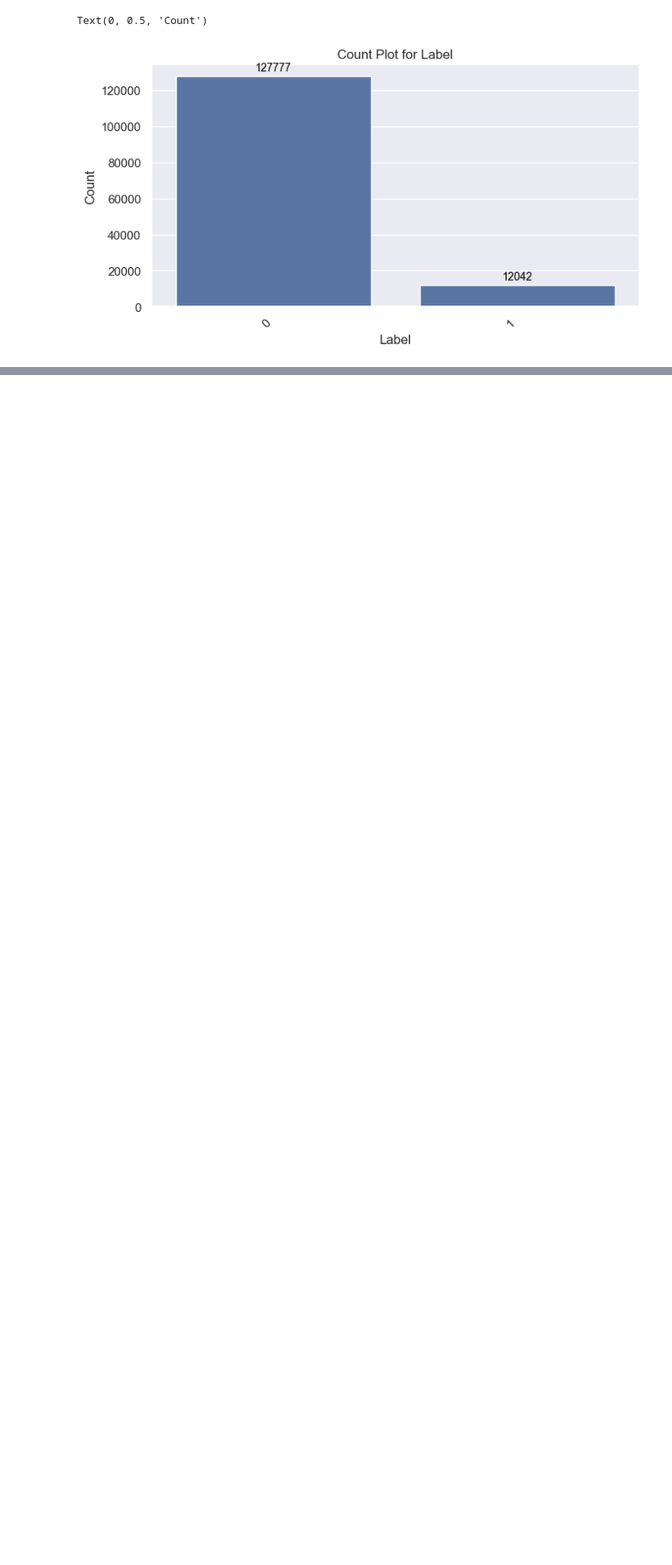
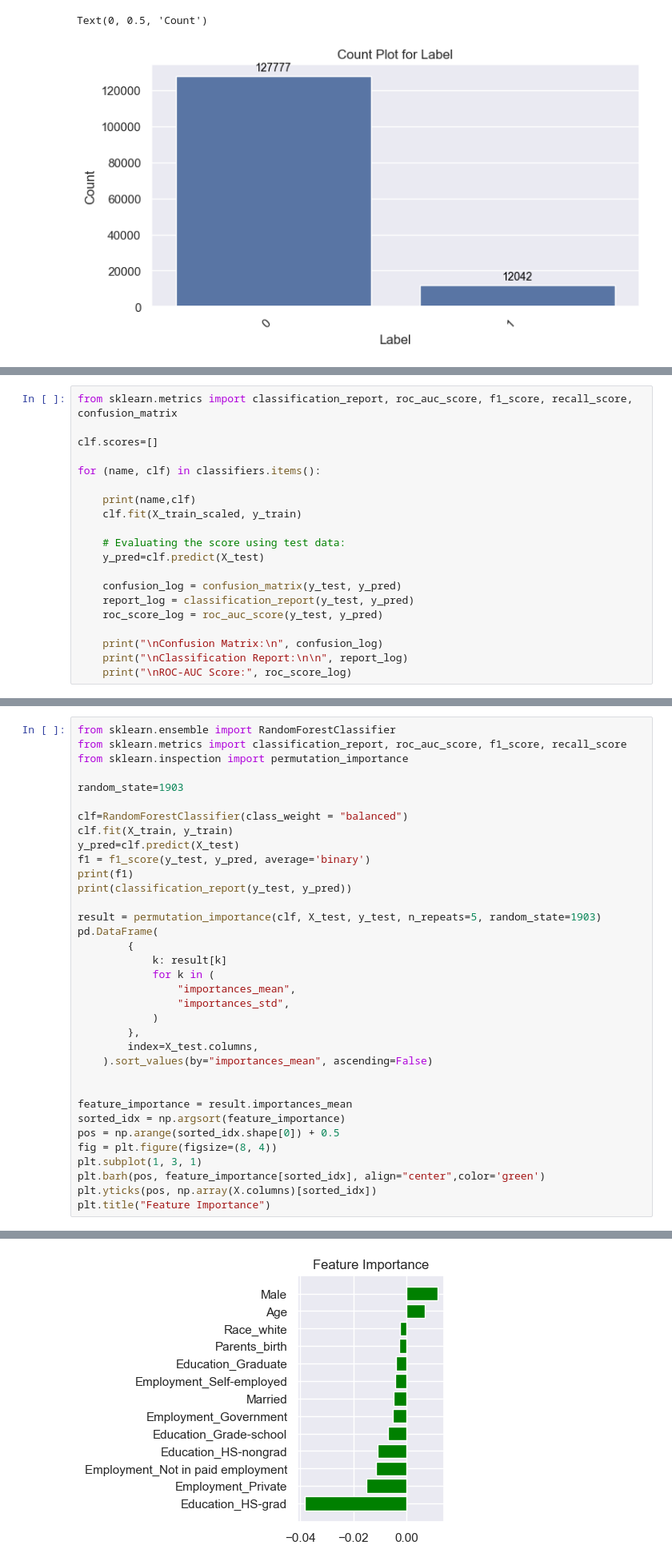
Before and after one commit to jedwingrove/US_census_income_task, a Jupyter notebook: Notebooks/modelling_notebook.ipynb, the cells around one changed output, grey strips where cells are left out. Shown: that part at 80% size. Drawn from its saved outputs; the diff is of its cells as text; blank space fills up the shorter version.

```diff
--- a/Notebooks/modelling_notebook.ipynb
+++ b/Notebooks/modelling_notebook.ipynb
@@ -96,0 +134,20 @@ X_scaled=scaler.fit_transform(X)
+# %%
+from sklearn.metrics import classification_report, roc_auc_score, f1_score, recall_score, confusion_matrix
+
+clf.scores=[]
+
+for (name, clf) in classifiers.items():
+
+    print(name,clf)
+    clf.fit(X_train_scaled, y_train)
+
+    # Evaluating the score using test data:
+    y_pred=clf.predict(X_test)
+
+    confusion_log = confusion_matrix(y_test, y_pred)
+    report_log = classification_report(y_test, y_pred)
+    roc_score_log = roc_auc_score(y_test, y_pred)
+
+    print("\nConfusion Matrix:\n", confusion_log)
+    print("\nClassification Report:\n\n", report_log)
+    print("\nROC-AUC Score:", roc_score_log)
@@ -96,0 +228,36 @@ X_scaled=scaler.fit_transform(X)
+# %%
+from sklearn.ensemble import RandomForestClassifier
+from sklearn.metrics import classification_report, roc_auc_score, f1_score, recall_score
+from sklearn.inspection import permutation_importance
+
+random_state=1903
+
+clf=RandomForestClassifier(class_weight = "balanced")
+clf.fit(X_train, y_train)
+y_pred=clf.predict(X_test)
+f1 = f1_score(y_test, y_pred, average='binary')
+print(f1)
+print(classification_report(y_test, y_pred))
+
+result = permutation_importance(clf, X_test, y_test, n_repeats=5, random_state=1903)
+pd.DataFrame(
+        {
+            k: result[k]
+            for k in (
+                "importances_mean",
+                "importances_std",
+            )
+        },
+        index=X_test.columns,
+    ).sort_values(by="importances_mean", ascending=False)
+
+
+feature_importance = result.importances_mean
+sorted_idx = np.argsort(feature_importance)
+pos = np.arange(sorted_idx.shape[0]) + 0.5
+fig = plt.figure(figsize=(8, 4))
+plt.subplot(1, 3, 1)
+plt.barh(pos, feature_importance[sorted_idx], align="center",color='green')
+plt.yticks(pos, np.array(X.columns)[sorted_idx])
+plt.title("Feature Importance")
+# %% [output]
@@ -96,0 +274 @@ X_scaled=scaler.fit_transform(X)
+[figure, added]
```
Also changed, not shown: parts of 13 cells of this notebook.
